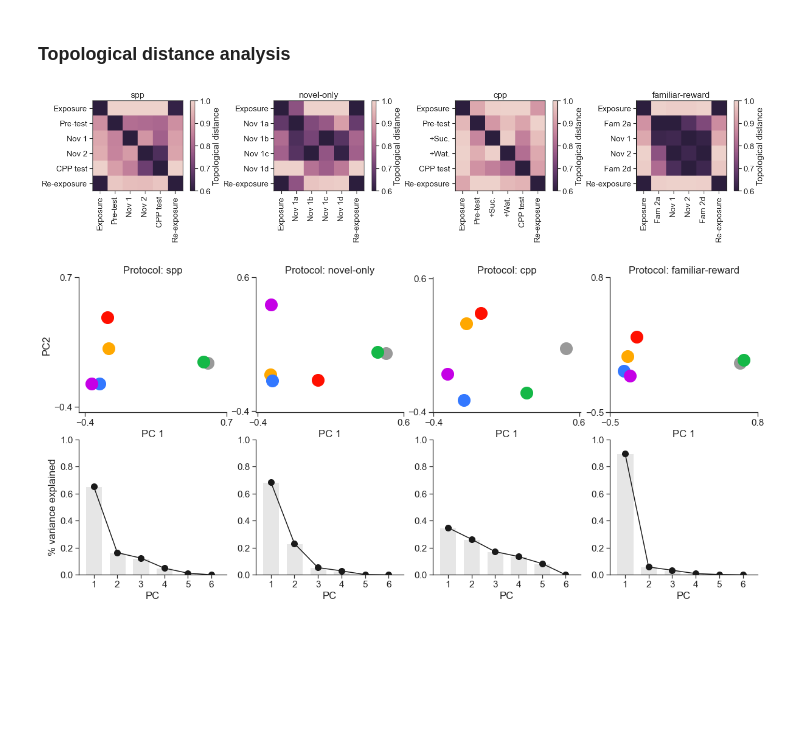
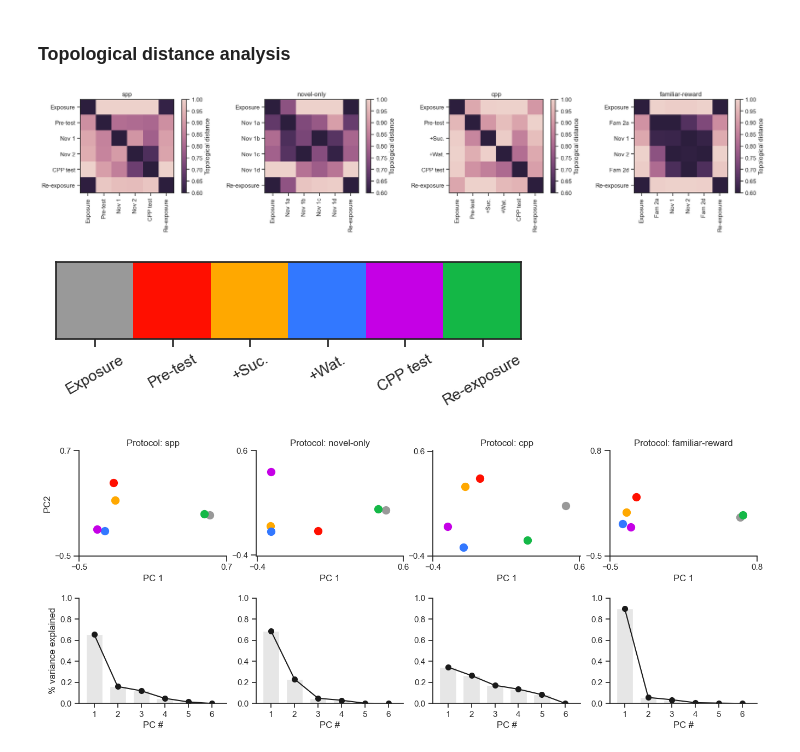
Before and after one commit to drsax93/cofiringTopology, a Jupyter notebook: cofiringTopology.ipynb, the cells around one changed output. Saved outputs shown, nothing was run; the diff lists cells and outputs as text; code cells hidden in the pictures; blank space fills up the shorter version.

```diff
--- a/cofiringTopology.ipynb
+++ b/cofiringTopology.ipynb
@@ -398,10 +400,12 @@ uf.plotWeightedGraph(adjmat, graphType='spring', scale=0.4, Labels=0,
 # %%
 ### Plot subgraphs across sessions
 sns.set(style='ticks',font_scale=1)
-k = 0nc = 7 # number of cells to display
+nc = 7 # number of cells to display
 for k in sess_label[EXP]:
+    print(k)
     adjmat = w[EXP][k] #  graph copy to obtain indiv units to visualise
-    if K==sess_label[EXP][0]: # obtain indice of most correlated units to form subgraph to display
+    # obtain indice of most correlated units to form subgraph to display
+    if k==sess_label[EXP][0]: # use exposure session as reference
         indd = np.argsort(np.std(np.abs(adjmat),0))[::-1] # select the nodes with the largest std
         IND = [10,52,14,65,59,50,23,25,49] # picked from visual inspection
         IX = np.ix_(IND,IND) # matrix indeces
@@ -439,13 +449,6 @@ Session Re-exposure: co-firing S 0.10 | geo path length 67.6 | clust coeff 0.056
 ## Visualise the examples co-firing topology dynamics over sessions
 # %%
 ### Visualise the cofiring topological measures across sessions
-
-# functions to index topological measures
-OUT = lambda f,k: f[k][n][:,:]
-IO = lambda f,k: np.asarray(f[n])[:]
-
-# set plotting parameters
-sns.set(style='ticks', font_scale=1.2)
 
 # choose which dataset to visualise
 EXP = 'cpp'
@@ -539,45 +542,50 @@ for ne,EXP in enumerate(exp_names): # loop over datasets
     cbar = plt.colorbar(); plt.clim(0.6,1); cbar.set_label('Topological distance')
     plt.xticks(range(6),sess_label[EXP],rotation=90); plt.yticks(range(6),sess_label[EXP])
 # %% [output]
-[figure, old version]
+[figure, new version]
 # %%
 # pca projection of topological distance matrices
-sns.set(style='ticks',font_scale=1.4)
-plt.figure(figsize=(20,9))
+# display sessions labels
+sns.palplot(colorsG)
+plt.xticks(range(6), sess_label['cpp'], rotation=30);
+
+sns.set(style='ticks',font_scale=1)
+plt.figure(figsize=(16,6))
 for ne,EXP in enumerate(exp_names): # loop over datasets
     KEYS = sess_label[EXP]
     topoDmat = np.zeros((len(KEYS),len(KEYS)))
     for nk,k in enumerate(KEYS):
         temp = np.asarray([netD[EXP][k][kk] for kk in KEYS]) # obtain row of the matrix
         topoDmat[:,nk] = temp/np.max(temp) # normalise
     # Apply PCA to the topological distance matrices to visualise the sessions in a low-dim space
     pcaAll = PCA(n_components=len(KEYS))
     xtr = pcaAll.fit_transform(topoDmat)
     # plot projections
     plt.subplot(2,4,ne+1)
     for i in range(len(xtr)):
-        plt.plot(xtr[i,0],xtr[i,1], 'o',color=colorsG[i],markersize=20,alpha=1)
+        plt.plot(xtr[i,0],xtr[i,1], 'o', color=colorsG[i], markersize=10)
     plt.title(f'Protocol: {EXP}')
     MIN = np.min(xtr[:,0])-0.1; MAX = np.max(xtr[:,0])+0.1
     plt.xlim(MIN,MAX); plt.ylim(MIN,MAX)
     plt.xlabel('PC 1')
     if not ne: plt.ylabel('PC2')
     plt.xticks([np.round((MIN)*10)/10,np.round(MAX*10)/10])
     plt.yticks([np.round(MIN*10)/10,np.round(MAX*10)/10])
     plt.tick_params(length=7)
     sns.despine()
     # plot PCs variance explained
     plt.subplot(2,4,ne+5)
     toP = pcaAll.explained_variance_ratio_
-    plt.plot(toP,'ko',markersize=10)
+    plt.plot(toP,'ko',markersize=7)
     plt.plot(toP,'k')
-    plt.bar(range(len(toP)),toP,width=0.7,color=[0.9,0.9,0.9])
+    plt.bar(range(len(toP)), toP, width=0.7, color=[0.9,0.9,0.9])
     sns.despine()
-    plt.xlabel('PC')
+    plt.xlabel('PC #')
     if not ne: plt.ylabel('% variance explained')
     plt.xticks(range(6), range(1,7))
     plt.ylim(0,1)
     sns.despine()
-plt.subplots_adjust(hspace=.2)
+plt.subplots_adjust(hspace=.4)
 # %% [output]
-[figure, old version]
+[figure, new version]
+[figure, added]
```
Also changed, not shown: parts of 8 cells of this notebook, 1 other file.
